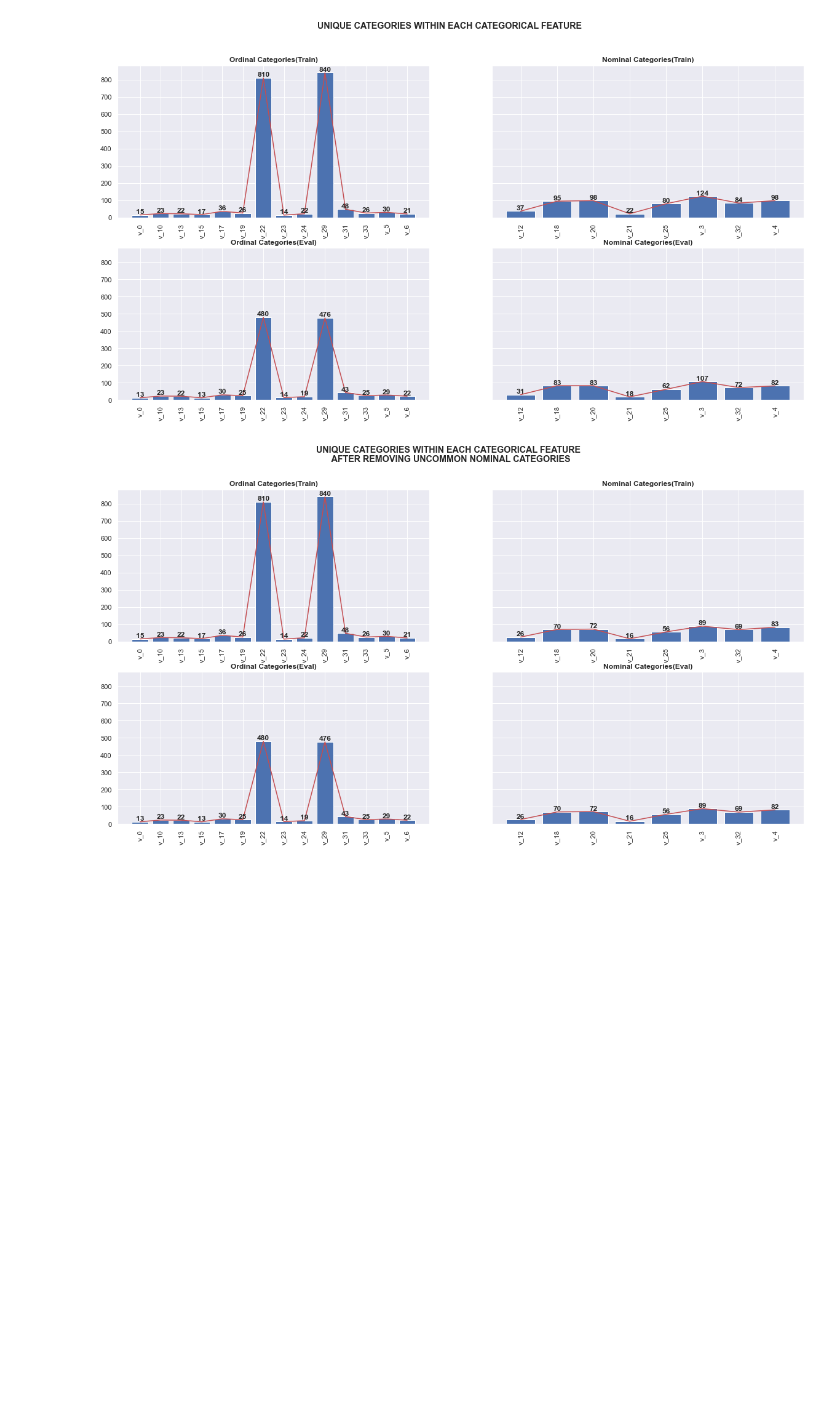
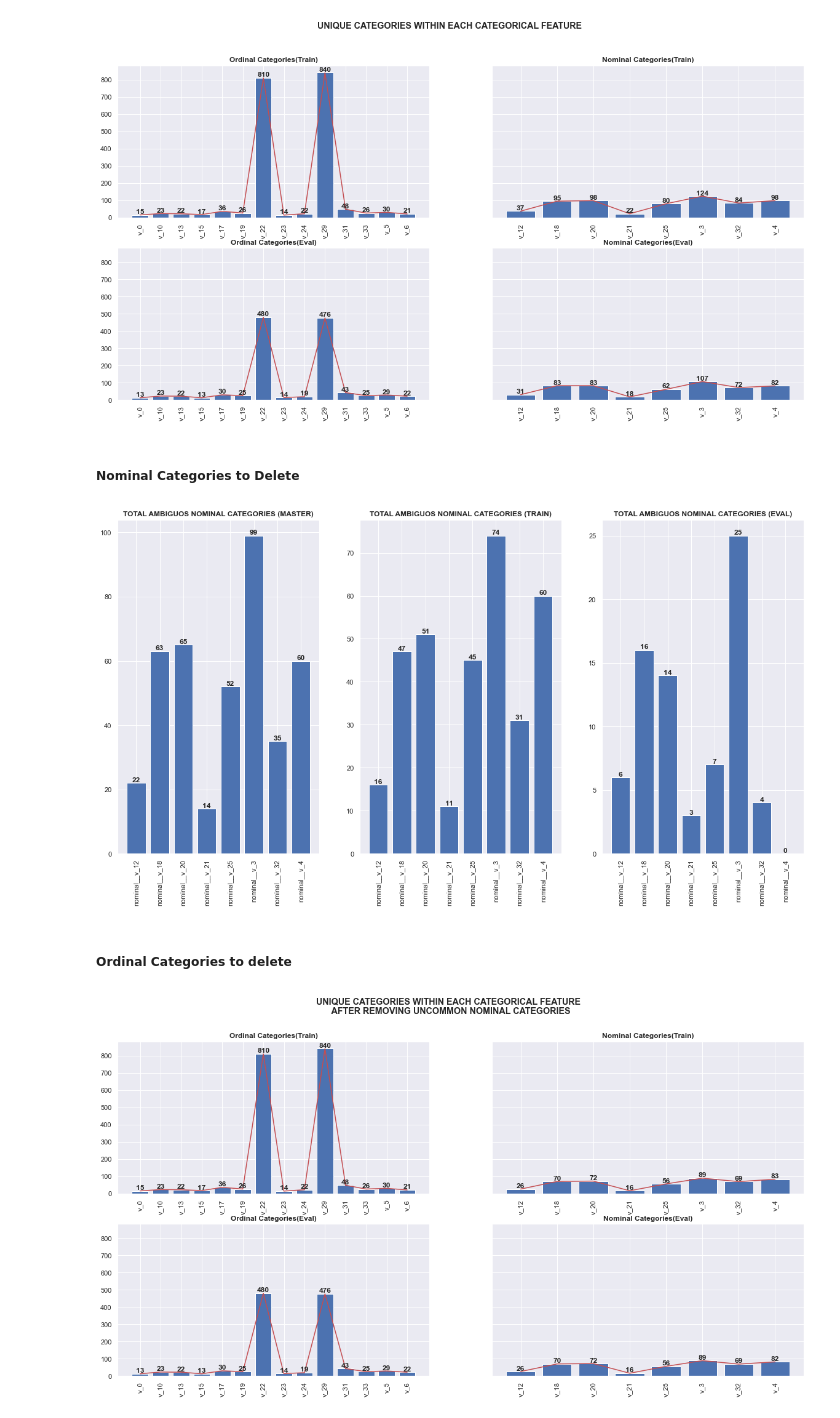
Before and after one commit to risan-raja/sdpiit, a Jupyter notebook: notebooks/sdpiitm-risan-raja-21f10000121.ipynb, the cells around one changed output. Drawn from its saved outputs; the diff is of its cells as text; code cells hidden in the pictures; blank space fills up the shorter version.

```diff
--- a/notebooks/sdpiitm-risan-raja-21f10000121.ipynb
+++ b/notebooks/sdpiitm-risan-raja-21f10000121.ipynb
@@ -280,6 +280,8 @@ for i in range(2):
         idx+=1
 # %% [output]
 [figure]
+# %% [markdown]
+##### Nominal Categories to Delete
 # %%
 """
 Nominal Categories to delete = Unique_Categories (Union - Intersection)
@@ -308,4 +313,45 @@ nominal_data_t = nominal_data.apply(classify_uncommon_categories_zero,axis=1)
 nominal_data_eval_t = nominal_data_eval.apply(classify_uncommon_categories_zero,axis=1)
+# %%
+total_ambiguos_labels_master = {k:0 for k in nominal}
+total_ambiguos_labels_train  = {k:0 for k in nominal}
+total_ambiguos_labels_eval   = {k:0 for k in nominal}
+
+for k,v in missing_categories_dict.items():
+    value_counts_train = nominal_data[k].value_counts().to_dict()
+    value_counts_eval = nominal_data_eval[k].value_counts().to_dict()
+    # print(value_counts_train)
+    for val in v:
+        if val in value_counts_train:
+            # if k in total_ambiguos_labels_train:
+            total_ambiguos_labels_train[k] += value_counts_train[val]
+            total_ambiguos_labels_master[k] += value_counts_train[val]
+        if val in value_counts_eval:
+            total_ambiguos_labels_eval[k] += value_counts_eval[val]
+            total_ambiguos_labels_master[k] += value_counts_eval[val]
+# %%
+data_to_plot = [
+    total_ambiguos_labels_master,
+    total_ambiguos_labels_train,
+    total_ambiguos_labels_eval
+]
+data_titles = [
+    "Total Ambiguos Nominal Categories (Master)",
+    "Total Ambiguos Nominal Categories (Train)",
+    "Total Ambiguos Nominal Categories (Eval)",
+]
+fig, ax = plt.subplots(1,3,squeeze=False,figsize=(20,10))
+
+for idx in range(3):
+    # ax_ = ax[idx]
+    data = data_to_plot[idx]
+    disp = ax[0,idx].bar(data.keys(), height=data.values())
+    disp1 = ax[0,idx].set_xticklabels(data.keys(), rotation=90)
+    disp = ax[0,idx].bar_label(container=disp,fontweight='bold')
+    disp2 = ax[0,idx].set_title(data_titles[idx].upper(), fontweight='bold')
+# %% [output]
+[figure, added]
+# %% [markdown]
+##### Ordinal Categories to delete
 # %%
 """
 Unique Categories within each categorical feature.
```
Also changed, not shown: parts of 5 cells of this notebook.
